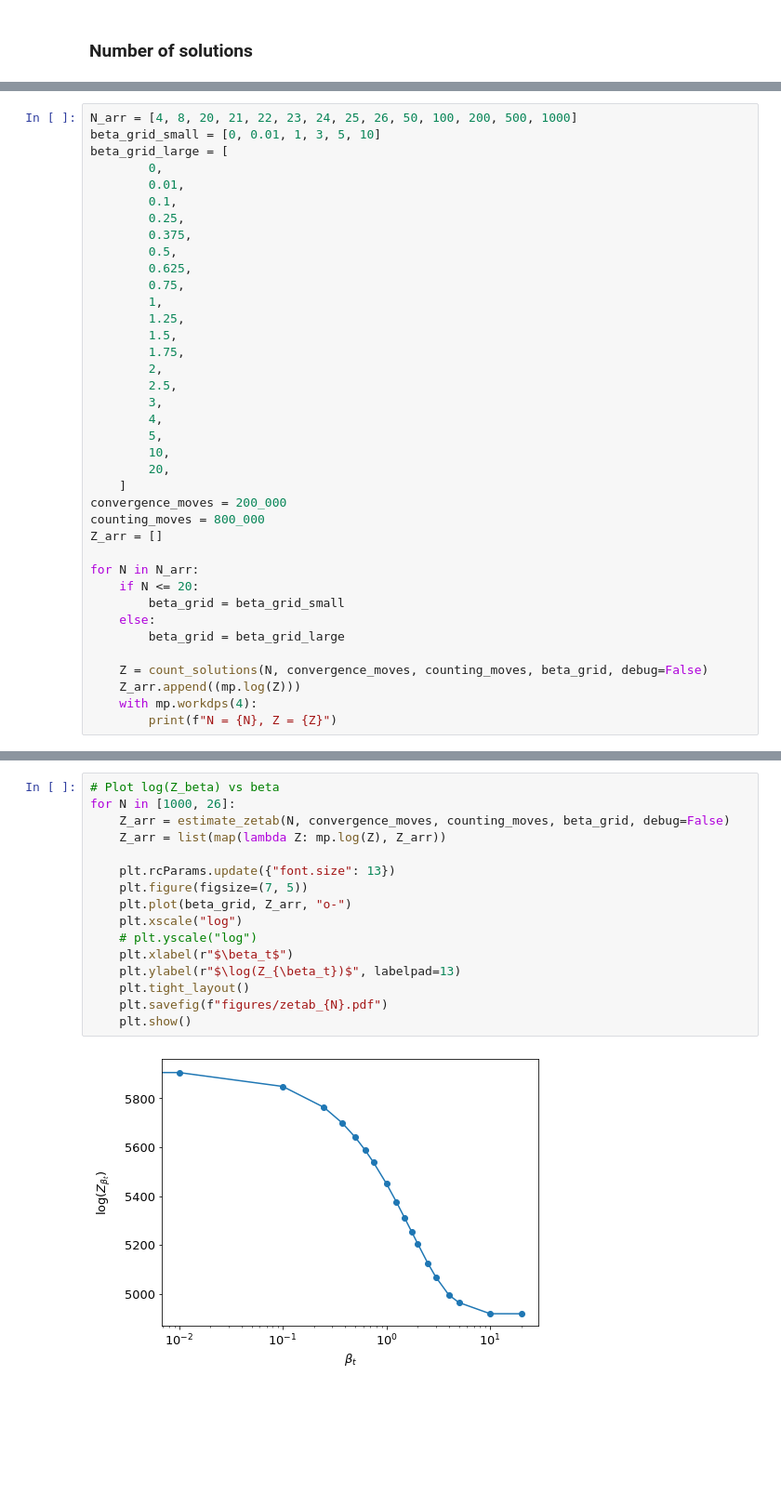
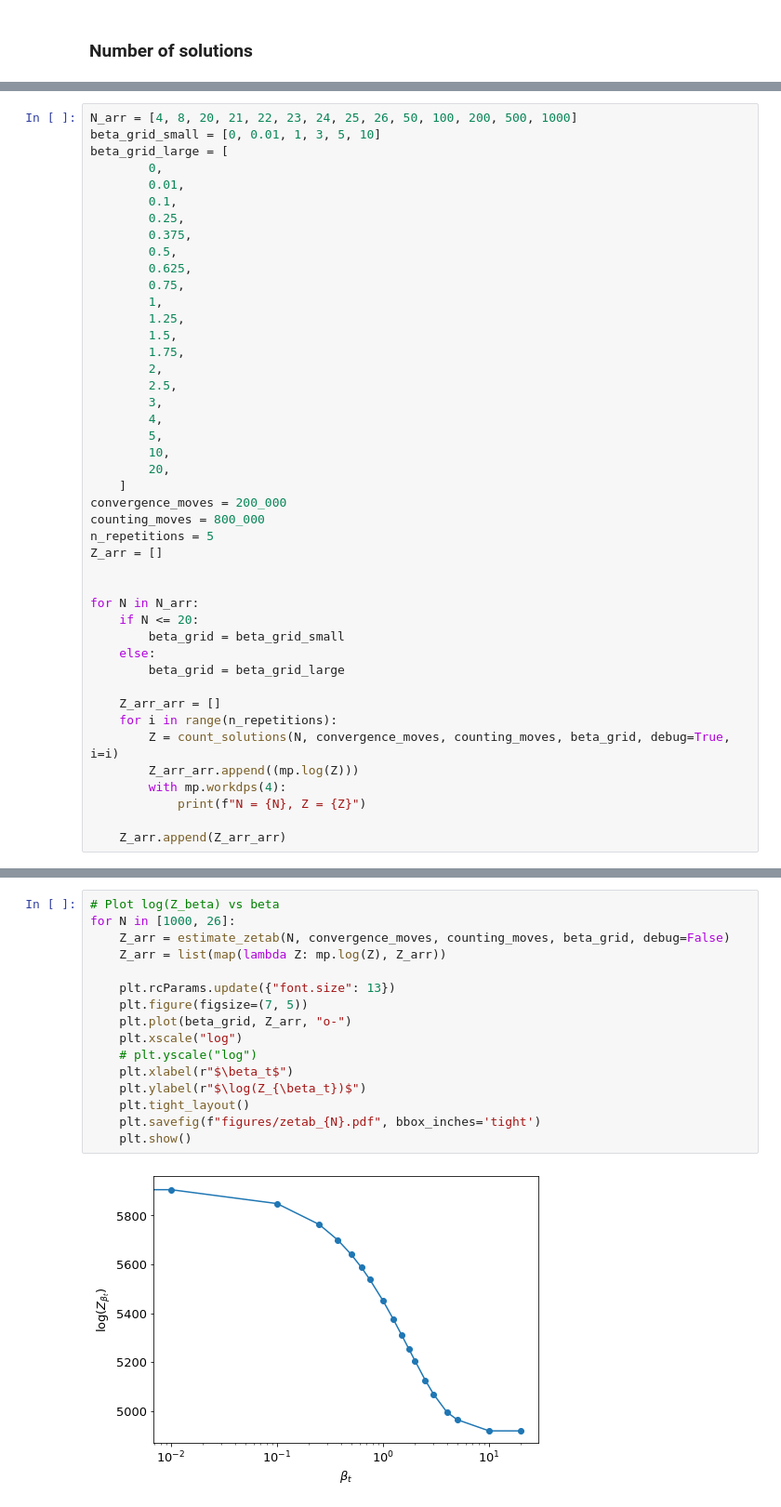
Before and after one commit to frasalvi/n_queens_mcmc, a Jupyter notebook: plots.ipynb, the cells around one changed output, grey strips where cells are left out. Shown at 93% size. Saved outputs shown, nothing was run; the diff lists cells and outputs as text; blank space fills up the shorter version.

```diff
--- a/plots.ipynb
+++ b/plots.ipynb
@@ -131,7 +110,9 @@ beta_grid_large = [
     ]
 convergence_moves = 200_000
 counting_moves = 800_000
+n_repetitions = 5
 Z_arr = []
+
 
 for N in N_arr:
     if N <= 20:
@@ -139,8 +120,12 @@ for N in N_arr:
     else:
         beta_grid = beta_grid_large
 
-    Z = count_solutions(N, convergence_moves, counting_moves, beta_grid, debug=False)
-    Z_arr.append((mp.log(Z)))
-    with mp.workdps(4):
-        print(f"N = {N}, Z = {Z}")
+    Z_arr_arr = []
+    for i in range(n_repetitions):
+        Z = count_solutions(N, convergence_moves, counting_moves, beta_grid, debug=True, i=i)
+        Z_arr_arr.append((mp.log(Z)))
+        with mp.workdps(4):
+            print(f"N = {N}, Z = {Z}")
+
+    Z_arr.append(Z_arr_arr)
 # %% [output]
@@ -182,18 +170,18 @@ plt.show()
 # %%
 # Plot log(Z_beta) vs beta
 for N in [1000, 26]:
     Z_arr = estimate_zetab(N, convergence_moves, counting_moves, beta_grid, debug=False)
     Z_arr = list(map(lambda Z: mp.log(Z), Z_arr))
 
     plt.rcParams.update({"font.size": 13})
     plt.figure(figsize=(7, 5))
     plt.plot(beta_grid, Z_arr, "o-")
     plt.xscale("log")
     # plt.yscale("log")
     plt.xlabel(r"$\beta_t$")
-    plt.ylabel(r"$\log(Z_{\beta_t})$", labelpad=13)
+    plt.ylabel(r"$\log(Z_{\beta_t})$")
     plt.tight_layout()
-    plt.savefig(f"figures/zetab_{N}.pdf")
+    plt.savefig(f"figures/zetab_{N}.pdf", bbox_inches='tight')
     plt.show()
 # %% [output]
-[figure, old version]
+[figure, new version]
```
Also changed, not shown: parts of 6 cells of this notebook, 1 other file.
